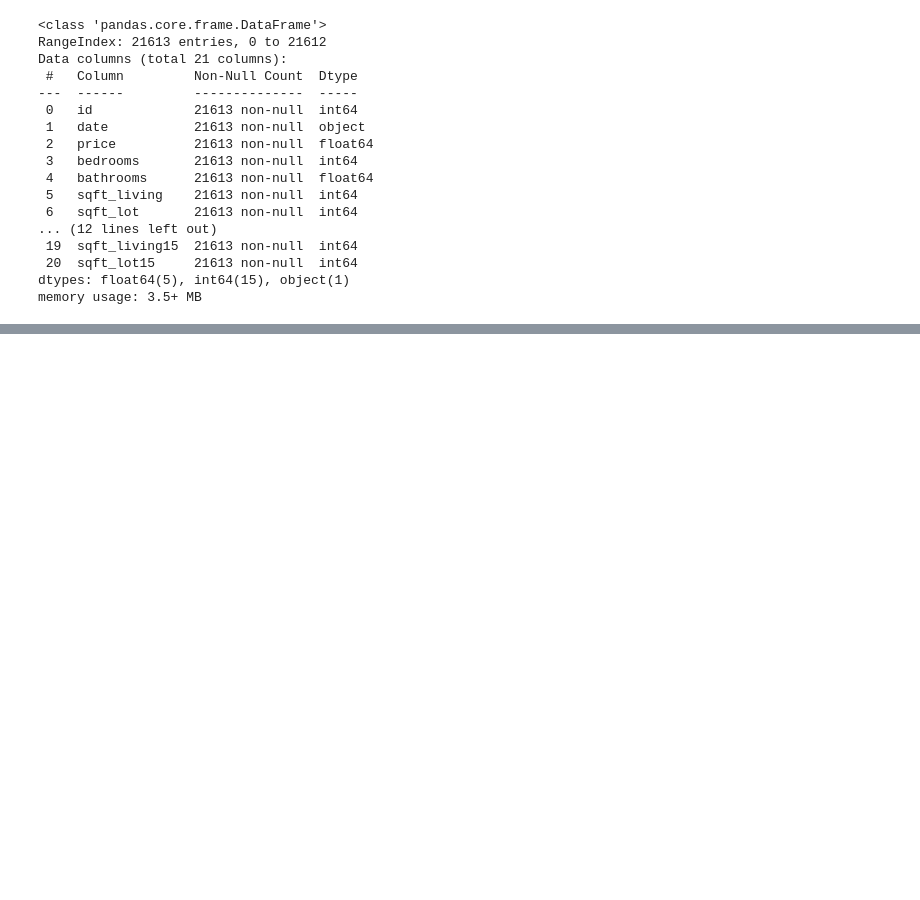
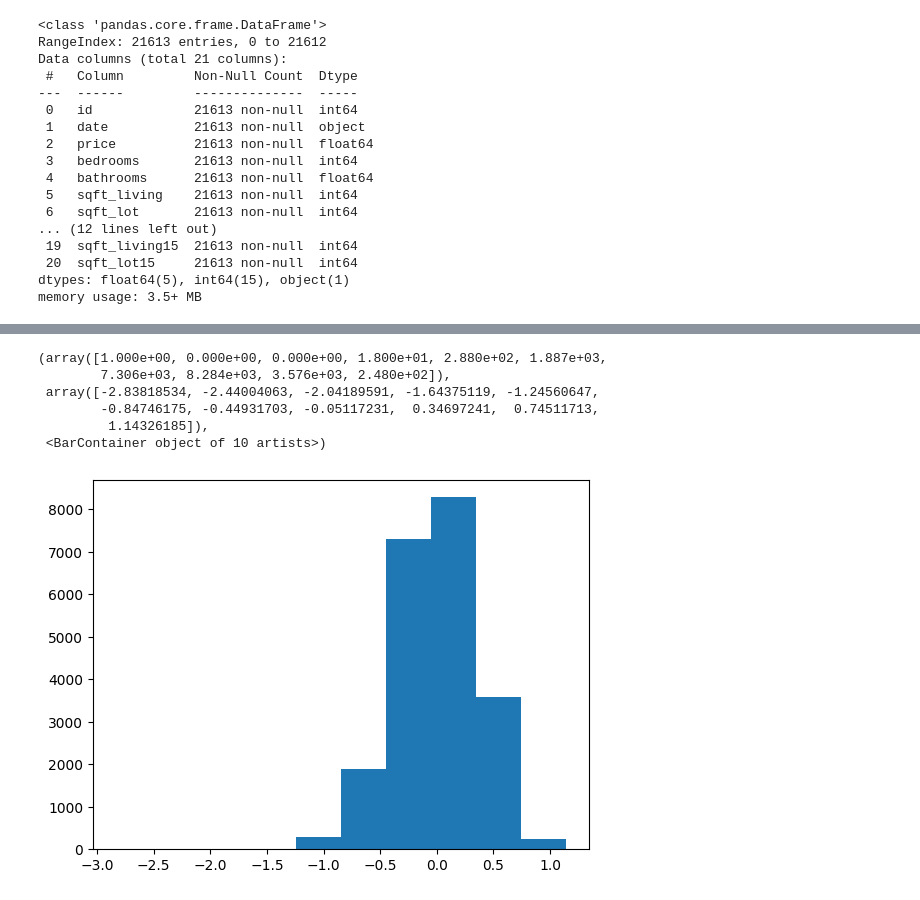
Before and after one commit to LuyiLiuAmber/Luyi, a Jupyter notebook: assignment 3 Luyi Liu.ipynb, the cells around one changed output, grey strips where cells are left out. Drawn from its saved outputs; the diff is of its cells as text; code cells hidden in the pictures; blank space fills up the shorter version.

```diff
--- a/assignment 3 Luyi Liu.ipynb
+++ b/assignment 3 Luyi Liu.ipynb
@@ -71,0 +187,2 @@ Top Features based on correlation analysis:
+# %%
+res = pd.concat([pred_vals.to_frame().rename(columns={0:'y_hat'}),df['price']], axis=1)
@@ -71,0 +205,4 @@ Top Features based on correlation analysis:
+# %%
+res['log_price']= df['log_price']
+# %%
+res['error'] = res['y_hat'] - res['log_price']
@@ -71,0 +214,2 @@ Top Features based on correlation analysis:
+# %%
+res['sq_error'] = res['error']**2
@@ -71,0 +232,10 @@ Top Features based on correlation analysis:
+# %%
+plt.hist(res['error'])
+# %% [output]
+(array([1.000e+00, 0.000e+00, 0.000e+00, 1.800e+01, 2.880e+02, 1.887e+03,
+        7.306e+03, 8.284e+03, 3.576e+03, 2.480e+02]),
+ array([-2.83818534, -2.44004063, -2.04189591, -1.64375119, -1.24560647,
+        -0.84746175, -0.44931703, -0.05117231,  0.34697241,  0.74511713,
+         1.14326185]),
+ <BarContainer object of 10 artists>)
+[figure, added]
```
Also changed, not shown: parts of 59 cells of this notebook, 2 other files.
